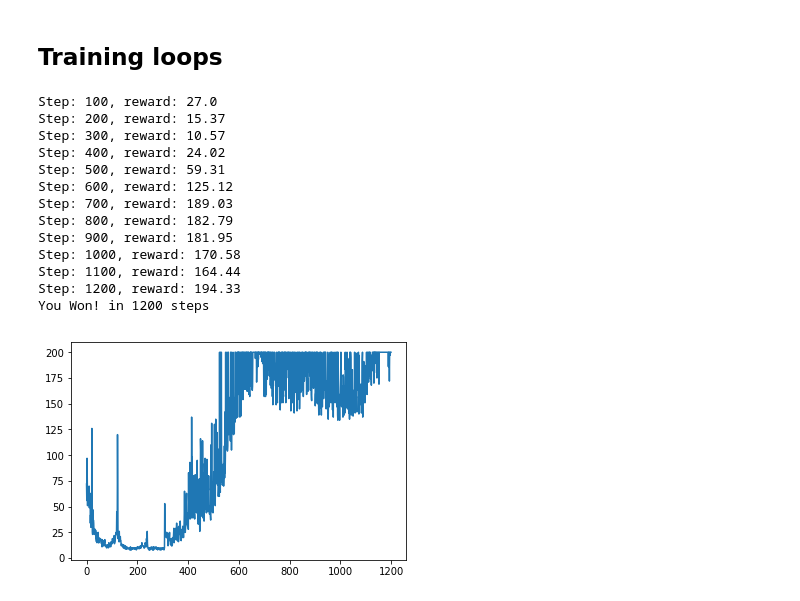
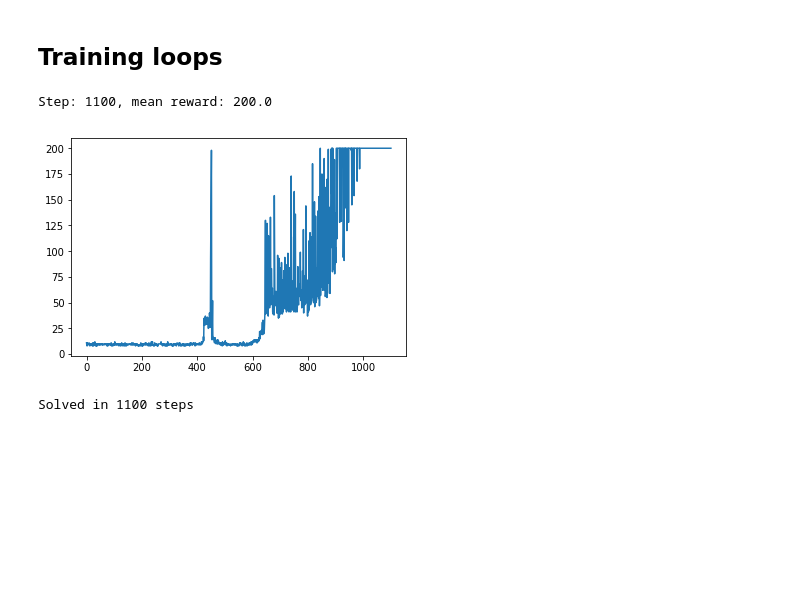
Before and after one commit to klangner/tensorflow-sandbox, a Jupyter notebook: notebooks/reinforcement-learning/CartPole-DQN.ipynb, the cells around one changed output. Saved outputs shown, nothing was run; the diff lists cells and outputs as text; code cells hidden in the pictures; blank space fills up the shorter version.

Commit message:
CartPole with 1K steps

```diff
--- a/notebooks/reinforcement-learning/CartPole-DQN.ipynb
+++ b/notebooks/reinforcement-learning/CartPole-DQN.ipynb
@@ -222,34 +194,27 @@ def show_progress(batch_rewards, log, percentile, reward_range=[-990,+10]):
 # %%
-n_sessions = 2000
+def solve_env(env, agent, max_sessions=2000, t_max=200, solved=190):
 
+    #generate new sessions
+    rewards = []
+    for i in range(1, max_sessions+1):
+        session_reward = generate_session(env, agent, t_max)
+        rewards.append(session_reward)
+        if i % 100 == 0:
+            mean_score = np.mean(rewards[-100:])
+            clear_output(True)
+            print('Step: {}, mean reward: {}'.format(i, mean_score))
+            plt.plot(rewards)
+            plt.show()
+            if mean_score > solved:
+                print("Solved in {} steps".format(i))
+                break
+    return rewards
+
+
+env = gym.make("CartPole-v0").env
 agent = DQNAgent(QNetwork(observation_shape, n_actions))
-
-#generate new sessions
-rewards = []
-for i in range(1, n_sessions+1):
-    session_reward = generate_session(env, agent)
-    rewards.append(session_reward)
-    if i % 100 == 0:
-        mean_score = np.mean(rewards[-100:])
-        print('Step: {}, reward: {}'.format(i, mean_score))
-        if mean_score > 190:
-            print("You Won! in {} steps".format(i))
-            break
-
-plt.plot(rewards)
-plt.show()
+solve_env(env, agent, t_max=200, solved=190)
 # %% [output]
-Step: 100, reward: 27.0
-Step: 200, reward: 15.37
-Step: 300, reward: 10.57
-Step: 400, reward: 24.02
-Step: 500, reward: 59.31
-Step: 600, reward: 125.12
-Step: 700, reward: 189.03
-Step: 800, reward: 182.79
-Step: 900, reward: 181.95
-Step: 1000, reward: 170.58
-Step: 1100, reward: 164.44
-Step: 1200, reward: 194.33
-You Won! in 1200 steps
+Step: 1100, mean reward: 200.0
-[figure, old version]
+[figure, new version]
+Solved in 1100 steps
```
Also changed, not shown: parts of 8 cells of this notebook.
